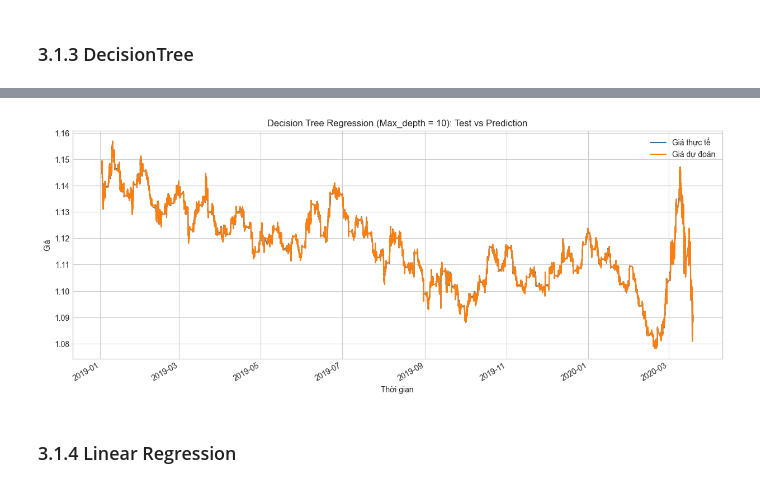
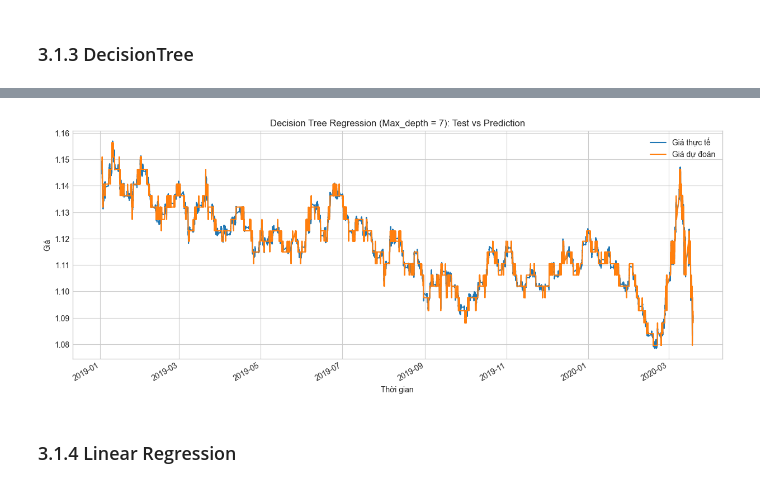
Before and after one commit to CuongB2205856/Project, a Jupyter notebook: ProjectCT294.ipynb, the cells around one changed output, grey strips where cells are left out. Saved outputs shown, nothing was run; the diff lists cells and outputs as text; code cells hidden in the pictures.

```diff
--- a/ProjectCT294.ipynb
+++ b/ProjectCT294.ipynb
@@ -656,14 +657,18 @@ model_results = {}
 
 # Hàm để đánh giá mô hình
 def evaluate_model(model, X_test, y_test, model_name):
+    st = time.time()
     y_pred = model.predict(X_test)
+    et = time.time() - st
 
     results = {
         'RMSE': np.sqrt(mean_squared_error(y_test, y_pred)),
         'MAE': mean_absolute_error(y_test, y_pred),
         'R2': r2_score(y_test, y_pred),
         'predictions': y_pred,
-        'actual': y_test
+        'actual': y_test,
+        'Train_times': None,
+        'Test_times': et
     }
 
     model_results[model_name] = results
@@ -829,24 +927,42 @@ R-squared: 0.9991543620131212
 # %%
 # ===== Tìm max_depth tốt nhất =====
 rmse_scores_dt = []
-max_depth_values = [3, 5, 7, 10, 15, 20, 25, 30, None, 50]
+max_depth_values = [None, 3, 5, 7, 10, 15, 20, 25, 30, 50]
 best_depth = None
+fast_depth = None
 best_rmse_dt = float('inf')
+best_time = float('inf')
 
 print("\nChạy Decision Tree Regressor với các max_depth khác nhau...")
 for i, max_depth in enumerate(max_depth_values):
+    st = time.time()
     dt_run = DecisionTreeRegressor(random_state=42, max_depth=max_depth)
     dt_run.fit(X_scaled_train, y_train)
+    train = time.time() - st
+
+    st = time.time()
     y_pred_dt = dt_run.predict(X_scaled_test)
+    et = time.time() - st
 
     rmse_dt = np.sqrt(mean_squared_error(y_test, y_pred_dt))
     rmse_scores_dt.append(rmse_dt)
 
-    print(f"Lần chạy {i+1}/10, Max_depth = {max_depth}, RMSE: {rmse_dt}")
+    print(f"Lần chạy {i+1}/10: Max_depth = {max_depth}\nRMSE: {rmse_dt} --- Train times: {train}s --- Test times: {et}s")
+
+    if best_time > et :
+        best_time = et
+        fast_depth = max_depth
+        fasttrain = train
+        fasttest = et
 
     if rmse_dt < best_rmse_dt:
         best_rmse_dt = rmse_dt
         best_depth = max_depth
+        besttrain = train
+        besttest = et
+
+print(f"\nGiá trị Max_depth nhanh nhất: {fast_depth} với Times: {best_time}")
+print(f"\nGiá trị Max_depth tốt nhất: {best_depth} với RMSE: {best_rmse_dt}")
 
 # ===== Thống kê bảng so sánh max_depth =====
 print("\n" + "="*70)
@@ -870,6 +986,25 @@ print(f"Độ lệch chuẩn RMSE: {np.std(rmse_scores_dt):.8f}")
 print(f"RMSE tốt nhất: {min(rmse_scores_dt):.8f}")
 print(f"RMSE tệ nhất: {max(rmse_scores_dt):.8f}")
 
+# ===== Huấn luyện lại mô hình với max_depth nhanh nhất =====
+print(f"\nHuấn luyện mô hình Decision Tree với max_depth nhanh nhất: {fast_depth}")
+final_dt_model = DecisionTreeRegressor(random_state=42, max_depth=fast_depth)
+final_dt_model.fit(X_scaled_train, y_train)
+
+# Đánh giá mô hình bằng evaluate_model
+depth_str = str(best_depth) if best_depth is not None else 'Không giới hạn'
+result = time_model(final_dt_model, X_scaled_test, y_test, 'Decision Tree')
+time_results['Decision Tree']['Train_times'] = fasttrain
+time_results['Decision Tree']['Test_times'] = fasttest
+
+# In kết quả mô hình nhanh nhất
+print(f"\nHiệu suất mô hình Decision Tree nhanh nhất (Max_depth = {depth_str}):")
+print(f"RMSE: {result['RMSE']}")
+print(f"MAE: {result['MAE']}")
+print(f"R-squared: {result['R2']}")
+print(f"Train times: {result['Train_times']}")
+print(f"Test times: {result['Test_times']}")
+
 # ===== Huấn luyện lại mô hình với max_depth tốt nhất =====
 print(f"\nHuấn luyện mô hình Decision Tree với max_depth tốt nhất: {best_depth}")
 final_dt_model = DecisionTreeRegressor(random_state=42, max_depth=best_depth)
@@ -878,12 +1013,16 @@ final_dt_model.fit(X_scaled_train, y_train)
 # Đánh giá mô hình bằng evaluate_model
 depth_str = str(best_depth) if best_depth is not None else 'Không giới hạn'
 result = evaluate_model(final_dt_model, X_scaled_test, y_test, 'Decision Tree')
+model_results['Decision Tree']['Train_times'] = besttrain
+model_results['Decision Tree']['Test_times'] = besttest
 
 # In kết quả mô hình tốt nhất
 print(f"\nHiệu suất mô hình Decision Tree tốt nhất (Max_depth = {depth_str}):")
 print(f"RMSE: {result['RMSE']}")
 print(f"MAE: {result['MAE']}")
 print(f"R-squared: {result['R2']}")
+print(f"Train times: {result['Train_times']}")
+print(f"Test times: {result['Test_times']}")
 
 # ===== Vẽ biểu đồ kết quả =====
 test_vs_pred_dt = pd.DataFrame({
@@ -918,4 +1057,4 @@ R-squared: 0.9989678476650473
-[figure, old version]
+[figure, new version]
 # %% [markdown]
 ### 3.1.4 Linear Regression
 # %%
```
Also changed, not shown: parts of 27 cells of this notebook.
